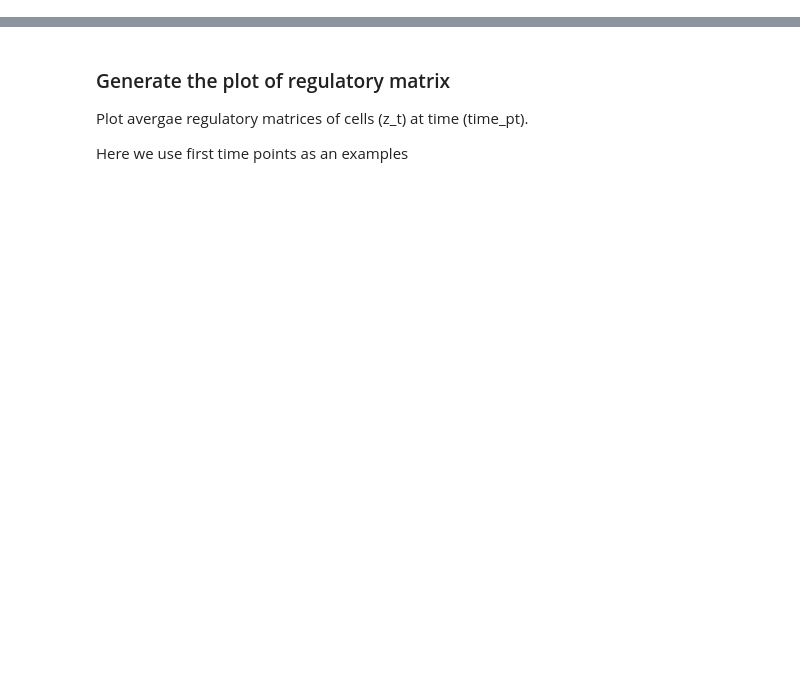
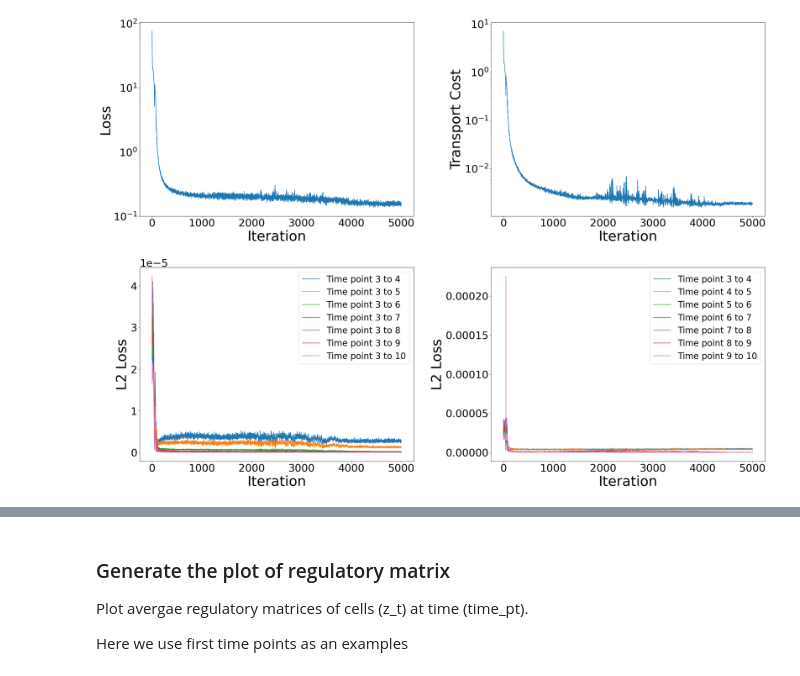
Before and after one commit to coda289/TIGON, a Jupyter notebook: Notebooks/Visualization.ipynb, the cells around one changed output, grey strips where cells are left out. Saved outputs shown, nothing was run; the diff lists cells and outputs as text; code cells hidden in the pictures; blank space fills up the shorter version.

```diff
--- a/Notebooks/Visualization.ipynb
+++ b/Notebooks/Visualization.ipynb
@@ -73,0 +62,5 @@ if args.save_dir is not None:
+# %%
+#plotting the loss and the three componets
+plot_loss(checkpoint,integral_time)
+# %% [output]
+[figure, added]
```
Also changed, not shown: parts of 19 cells of this notebook, 9 other files.
